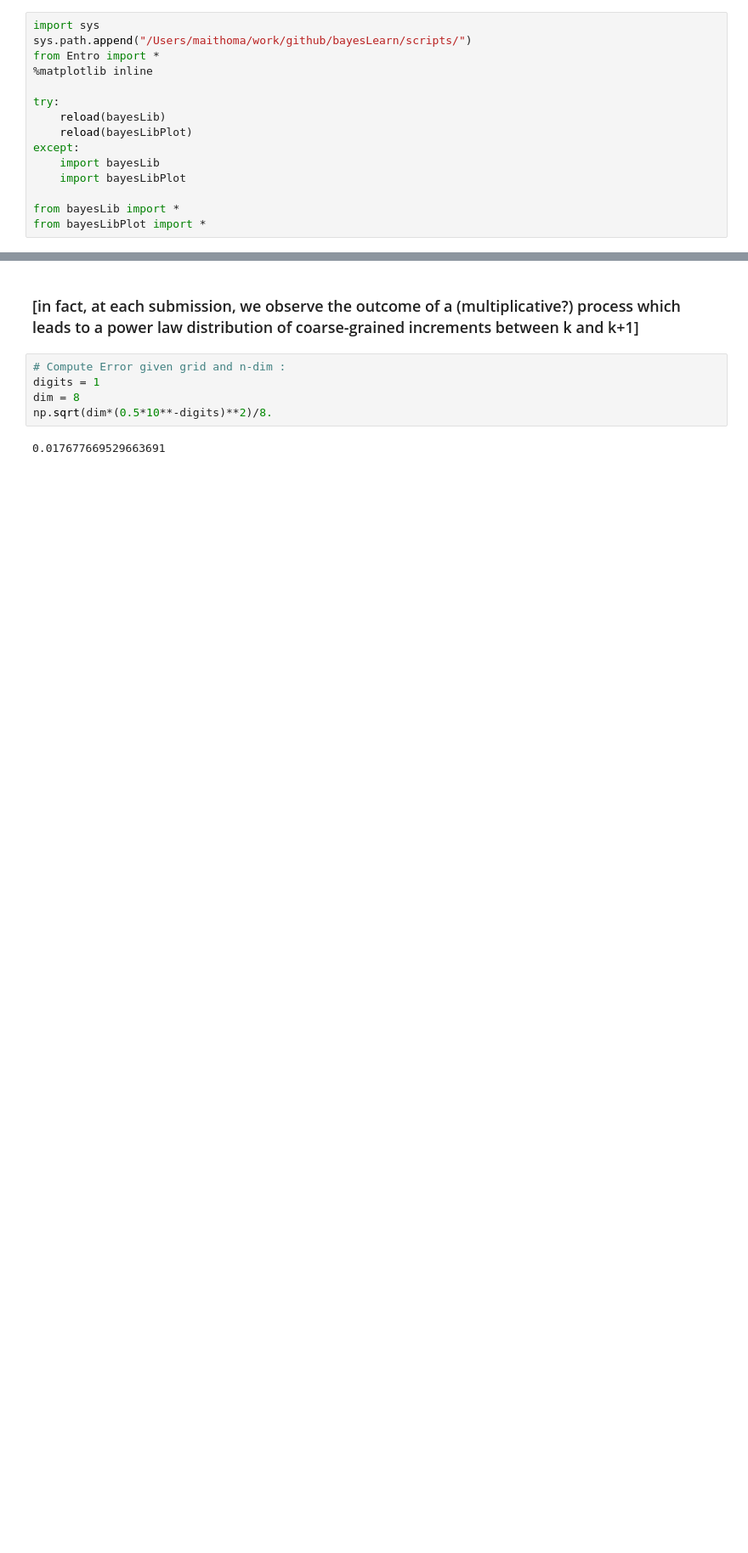
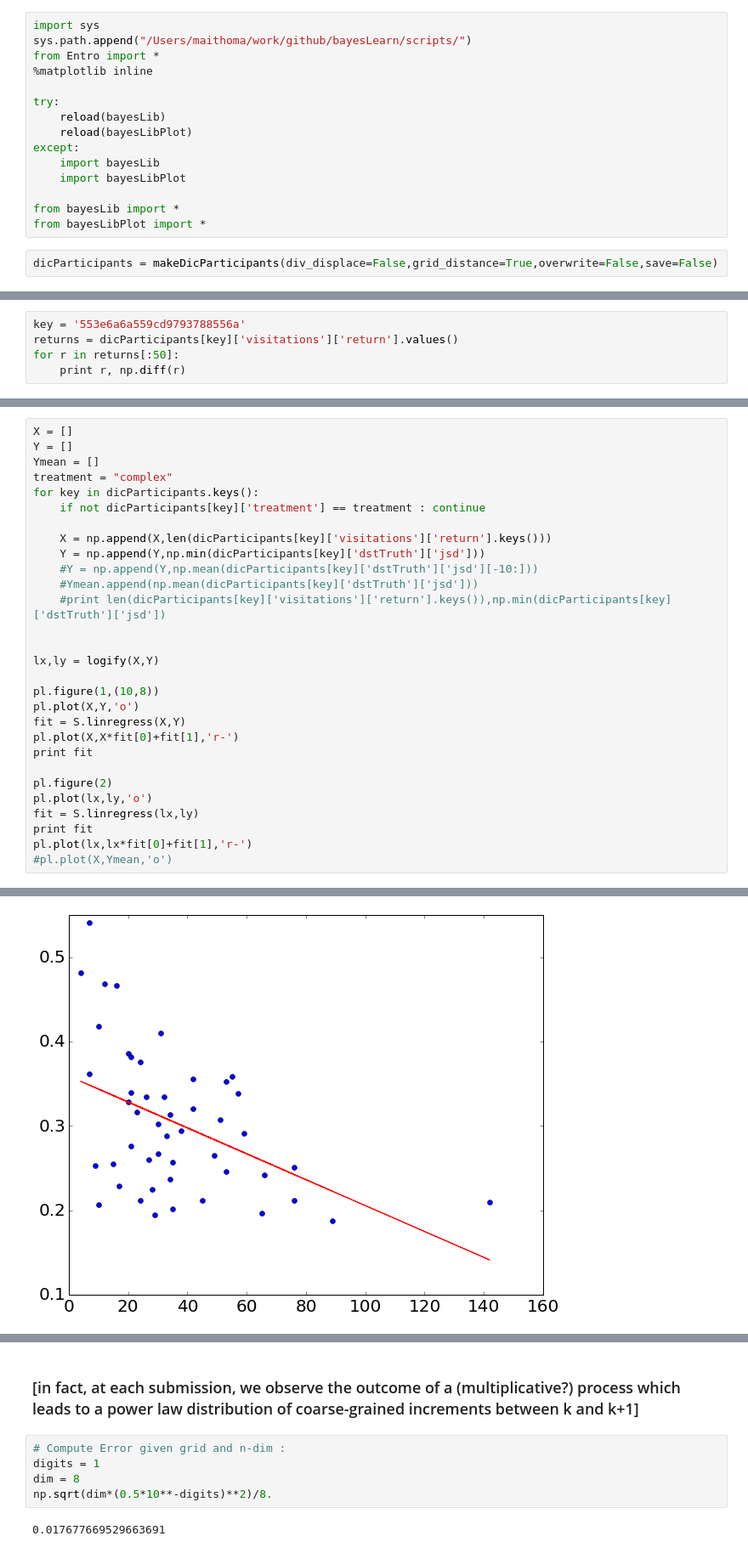
Before and after one commit to wazaahhh/bayesLearn, a Jupyter notebook: scripts/bayesLearn.ipynb, the cells around one changed output, grey strips where cells are left out. Shown at 85% size. Cells and saved outputs as stored; diff of their text form; blank space fills up the shorter version.

```diff
--- a/scripts/bayesLearn.ipynb
+++ b/scripts/bayesLearn.ipynb
@@ -13,3 +13,5 @@ except:
 
 from bayesLib import *
 from bayesLibPlot import *
+# %%
+dicParticipants = makeDicParticipants(div_displace=False,grid_distance=True,overwrite=False,save=False)
@@ -15,0 +22,5 @@ from bayesLibPlot import *
+# %%
+key = '553e6a6a559cd9793788556a'
+returns = dicParticipants[key]['visitations']['return'].values()
+for r in returns[:50]:
+    print r, np.diff(r)
@@ -15,0 +49,30 @@ from bayesLibPlot import *
+# %%
+X = []
+Y = []
+Ymean = []
+treatment = "complex"
+for key in dicParticipants.keys():
+    if not dicParticipants[key]['treatment'] == treatment : continue
+
+    X = np.append(X,len(dicParticipants[key]['visitations']['return'].keys()))
+    Y = np.append(Y,np.min(dicParticipants[key]['dstTruth']['jsd']))
+    #Y = np.append(Y,np.mean(dicParticipants[key]['dstTruth']['jsd'][-10:]))
+    #Ymean.append(np.mean(dicParticipants[key]['dstTruth']['jsd']))
+    #print len(dicParticipants[key]['visitations']['return'].keys()),np.min(dicParticipants[key]['dstTruth']['jsd'])
+
+
+lx,ly = logify(X,Y)
+
+pl.figure(1,(10,8))
+pl.plot(X,Y,'o')
+fit = S.linregress(X,Y)
+pl.plot(X,X*fit[0]+fit[1],'r-')
+print fit
+
+pl.figure(2)
+pl.plot(lx,ly,'o')
+fit = S.linregress(lx,ly)
+print fit
+pl.plot(lx,lx*fit[0]+fit[1],'r-')
+#pl.plot(X,Ymean,'o')
+# %% [output]
@@ -15,0 +82 @@ from bayesLibPlot import *
+[figure, added]
```
Also changed, not shown: parts of 13 cells of this notebook, 22 other files.
